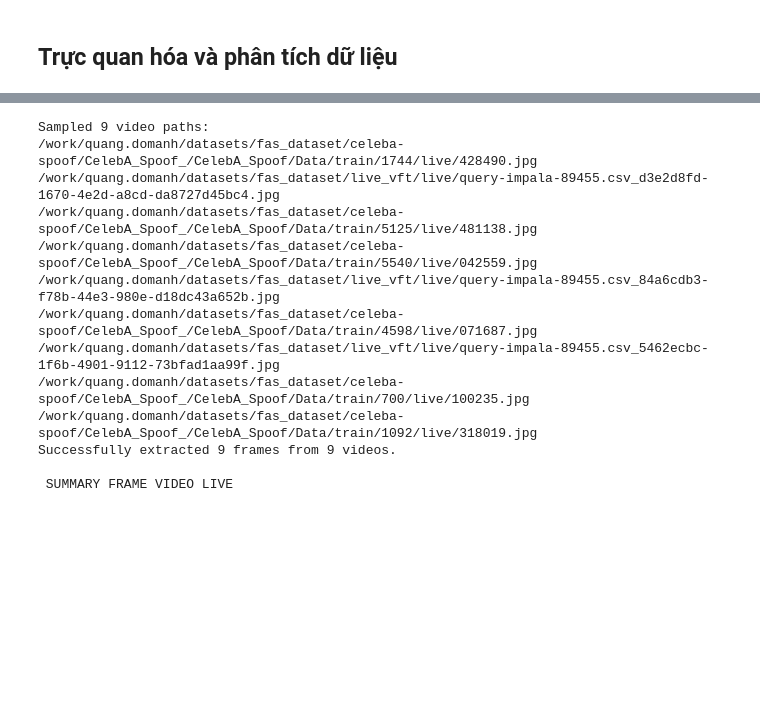
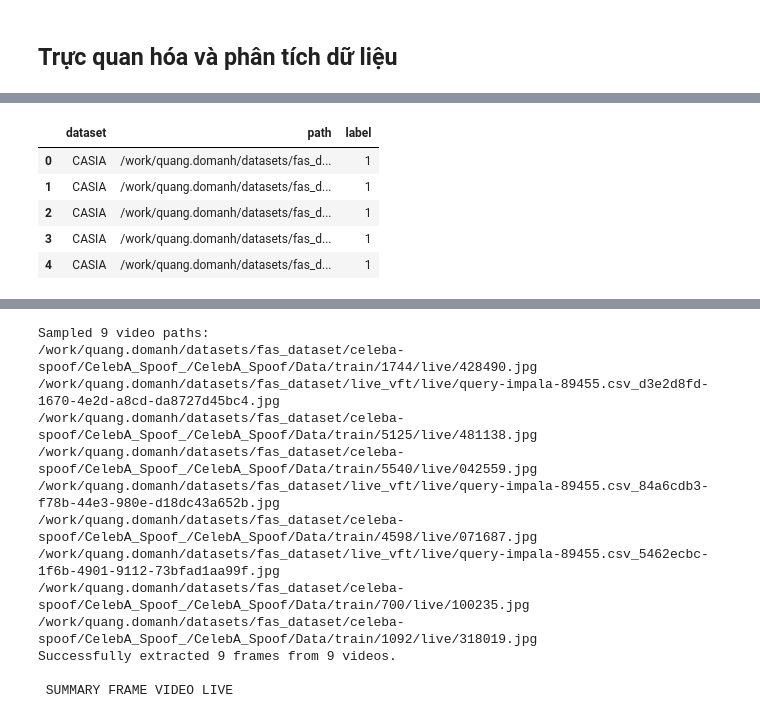
Before and after one commit to optivisionlab/face-anti-spoofing, a Jupyter notebook: AI_Problem_Vision_FAS.ipynb, the cells around one changed output, grey strips where cells are left out. Saved outputs shown, nothing was run; the diff lists cells and outputs as text; code cells hidden in the pictures; blank space fills up the shorter version.

```diff
--- a/AI_Problem_Vision_FAS.ipynb
+++ b/AI_Problem_Vision_FAS.ipynb
@@ -2,0 +95,12 @@
+# %%
+import pandas as pd
+
+df = pd.read_csv("/work/quang.domanh/face-anti-spoofing/csv_data/fas_dataset.csv")
+df.head()
+# %% [output]
+|  | dataset | path | label |
+| 0 | CASIA | /work/quang.domanh/datasets/fas_d... | 1 |
+| 1 | CASIA | /work/quang.domanh/datasets/fas_d... | 1 |
+| 2 | CASIA | /work/quang.domanh/datasets/fas_d... | 1 |
+| 3 | CASIA | /work/quang.domanh/datasets/fas_d... | 1 |
+| 4 | CASIA | /work/quang.domanh/datasets/fas_d... | 1 |
```
Also changed, not shown: parts of 29 cells of this notebook, 4 other files.
